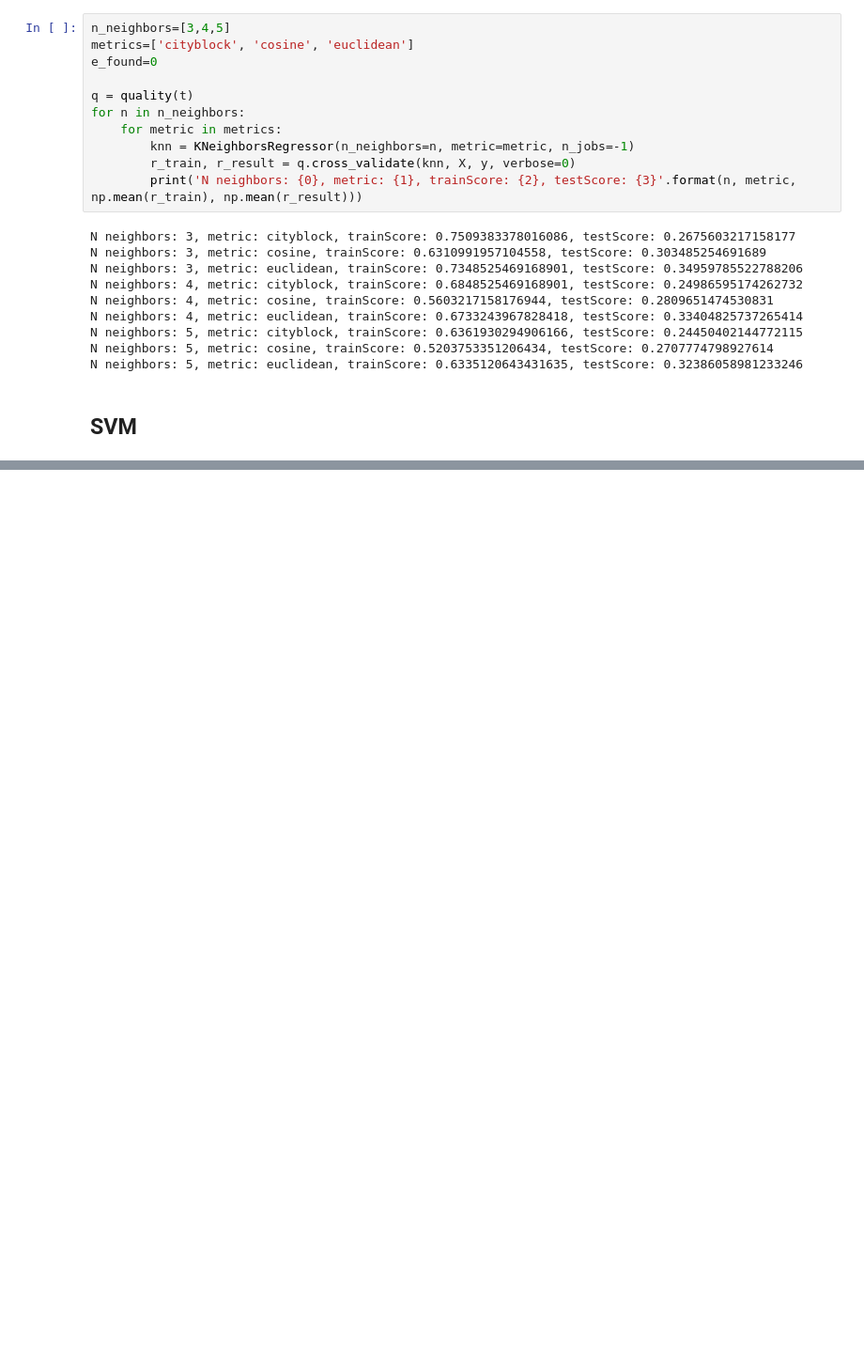
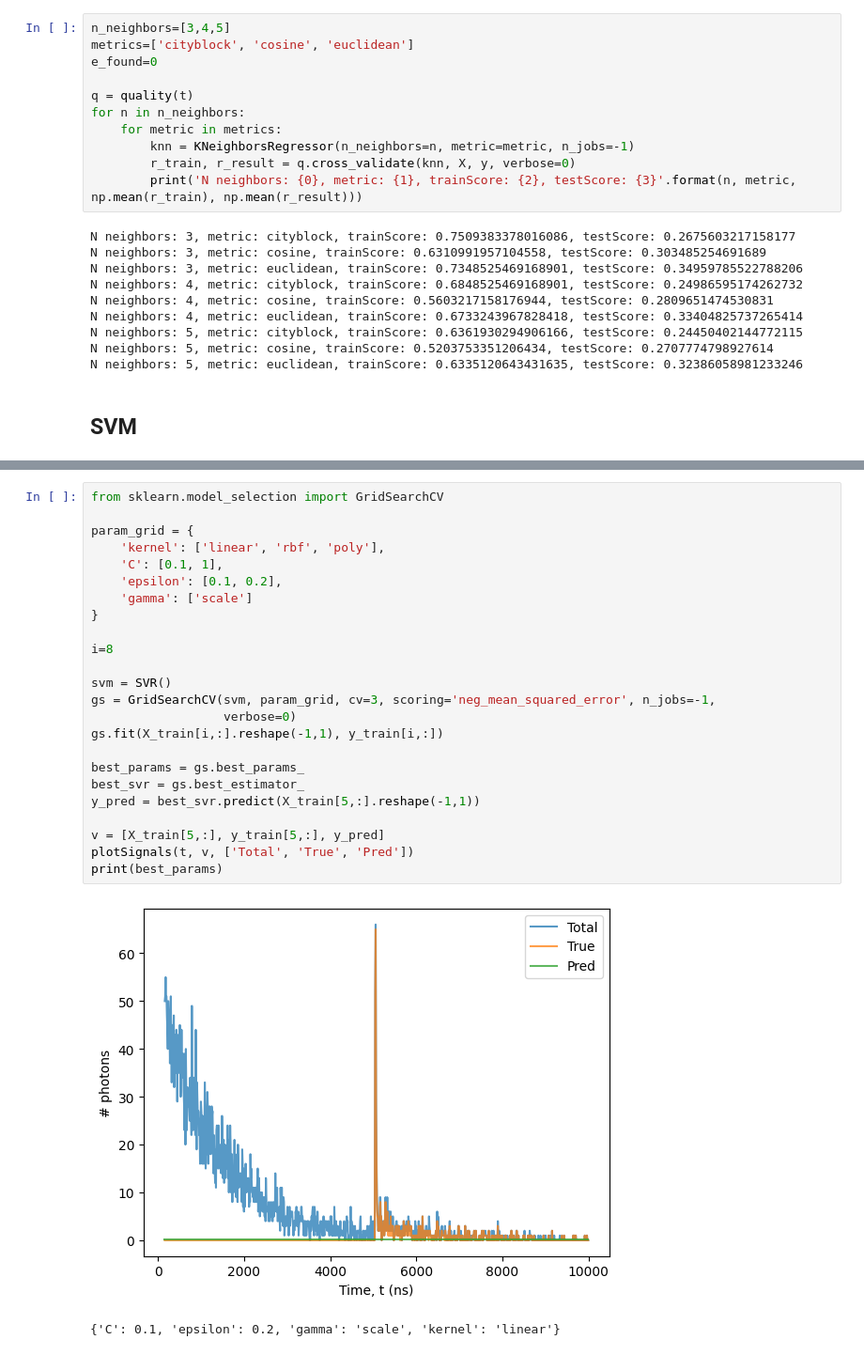
Before and after one commit to JaviGamero/LArTPC_Calibration, a Jupyter notebook: scripts/python/signalDecompose/ML_Algorithms.ipynb, the cells around one changed output, grey strips where cells are left out. Shown: that part at 94% size. Saved outputs shown, nothing was run; the diff lists cells and outputs as text; blank space fills up the shorter version.

```diff
--- a/scripts/python/signalDecompose/ML_Algorithms.ipynb
+++ b/scripts/python/signalDecompose/ML_Algorithms.ipynb
@@ -308,0 +322,27 @@ N neighbors: 5, metric: euclidean, trainScore: 0.6335120643431635, testScore: 0.
+# %%
+from sklearn.model_selection import GridSearchCV
+
+param_grid = {
+    'kernel': ['linear', 'rbf', 'poly'],
+    'C': [0.1, 1],
+    'epsilon': [0.1, 0.2],
+    'gamma': ['scale']
+}
+
+i=8
+
+svm = SVR()
+gs = GridSearchCV(svm, param_grid, cv=3, scoring='neg_mean_squared_error', n_jobs=-1,
+                  verbose=0)
+gs.fit(X_train[i,:].reshape(-1,1), y_train[i,:])
+
+best_params = gs.best_params_
+best_svr = gs.best_estimator_
+y_pred = best_svr.predict(X_train[5,:].reshape(-1,1))
+
+v = [X_train[5,:], y_train[5,:], y_pred]
+plotSignals(t, v, ['Total', 'True', 'Pred'])
+print(best_params)
+# %% [output]
+[figure, added]
+{'C': 0.1, 'epsilon': 0.2, 'gamma': 'scale', 'kernel': 'linear'}
```
Also changed, not shown: parts of 3 cells of this notebook.
